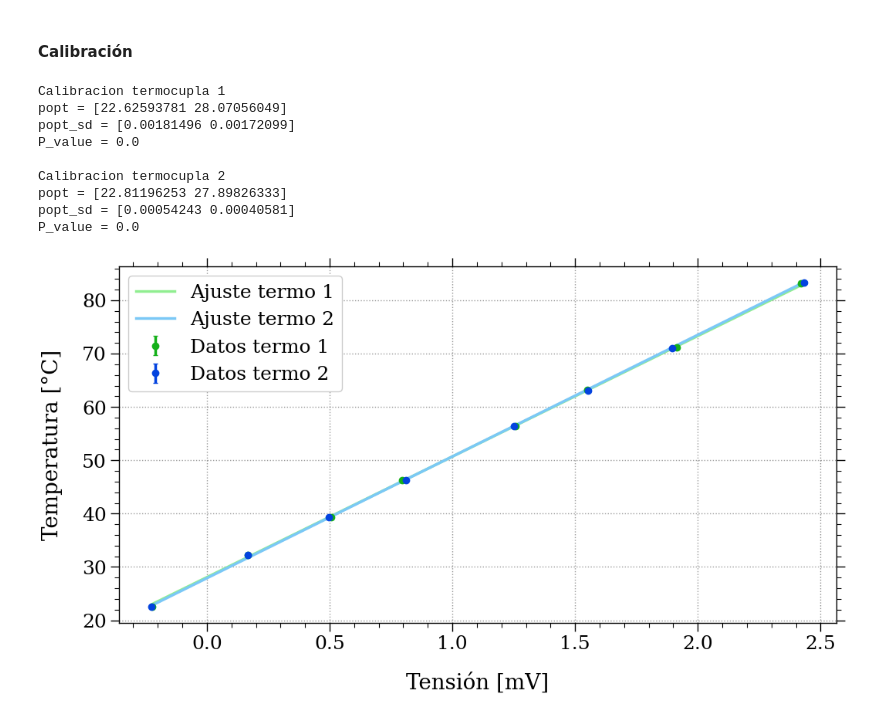
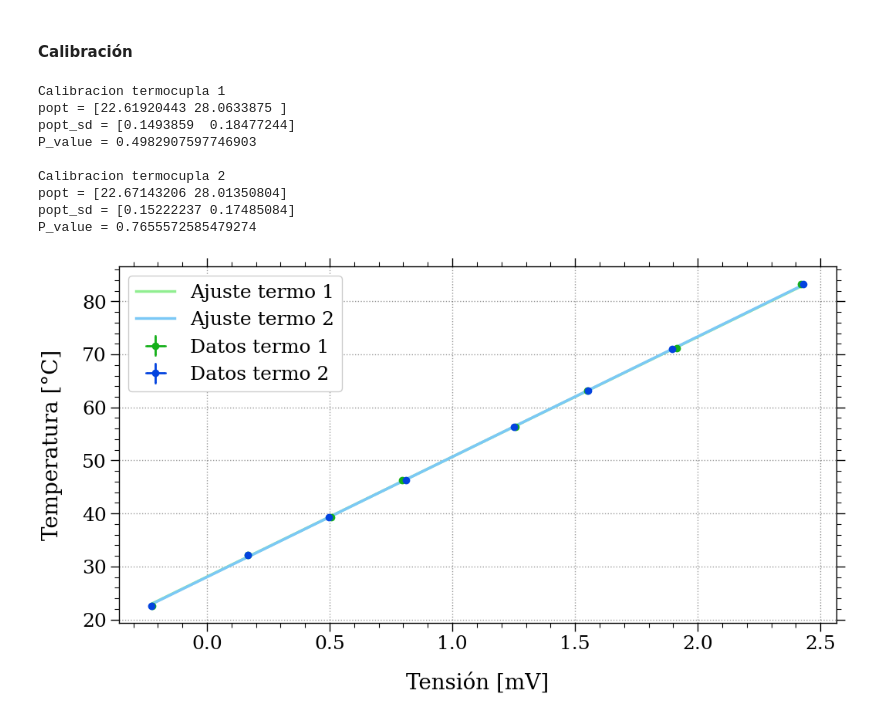
Before and after one commit to mpalomeque01/Peltier, a Jupyter notebook: cal_termocuplas.ipynb, the cells around one changed output. Cells and saved outputs as stored; diff of their text form; code cells hidden in the pictures.

```diff
--- a/cal_termocuplas.ipynb
+++ b/cal_termocuplas.ipynb
@@ -132,10 +132,12 @@ fig, ax = plt.subplots()
 ax.set_xlabel('Tensión [mV]')
 ax.set_ylabel('Temperatura [°C]')
 
-for n_termo in range(1, 3):
+colors = ['xkcd:green', 'xkcd:blue']
 
-    R = []
-    V = []
+for n_termo in range(1, 2+1):
+
+    R = []  # Resistencias [Ohm]
+    V = []  # Tensiones [mV]
     R_sd = []
     V_sd = []
 
@@ -146,62 +148,63 @@ for n_termo in range(1, 3):
             df = pd.read_csv(f'./Mediciones/Clase 3/Calibracion/cal_termocupla{n_termo}.csv')
 
         # Tension
-        V_temp = df['Tension [mV]'].values
-        V_bar = np.mean(V_temp)
-        V_est_err = np.sum((V_temp - V_bar)**2) / (len(V_temp) - 1)
-        # V_lec_err = labo.reading_1V*V_temp
-        # V_range_err = labo.range_1V*V_temp
+        mediciones_V = df['Tension [mV]'].values
+        sigma_mediciones_V = 0.00005*mediciones_V + 0.000035*100  # Segun manual [mV]
+
+        V_bar = np.sum(mediciones_V / sigma_mediciones_V**2) / np.sum(1 / sigma_mediciones_V**2)
+        sigma_V = 1 / np.sum(1 / sigma_mediciones_V**2)  # Error estadistico **2
 
         V.append(V_bar)
-        V_sd.append(np.sqrt(V_est_err**2))
+        V_sd.append(np.sqrt(sigma_V))
+
 
         # Resistencia
-        R_temp = df['Resistencia [Ohm]'].values
-        R_bar = np.mean(R_temp)
-        R_est_err = np.sum((R_temp - R_bar)**2) / (len(R_temp) - 1)
-        # R_lec_err = labo.reading_100Ohm*R_temp
-        # R_range_err = ((i < 5) * labo.range_100Ohm + (i >= 5) * labo.range_1kOhm) * R_temp
+
+        mediciones_R = df['Resistencia [Ohm]'].values
+
+        if i < 5:  # 100 Ohms range
+            sigma_mediciones_R = 0.0001*mediciones_R + 0.00004*100  # Segun manual [Ohm]
+        else:  # 1kOhm range
+            sigma_mediciones_R = 0.0001*mediciones_R + 0.00001*1000  # Segun manual [Ohm]
+
+        R_bar = np.sum(mediciones_R / sigma_mediciones_R**2) / np.sum(1 / sigma_mediciones_R**2)
+        sigma_R = 1 / np.sum(1 / sigma_mediciones_R**2)  # Error estadistico **2
 
         R.append(R_bar)
-        R_sd.append(np.sqrt(R_est_err**2))
+        R_sd.append(np.sqrt(sigma_R + (mediciones_R[0] - mediciones_R[-1])**2))
+
 
     V = np.array(V)
+    V_sd = np.array(V_sd)
+
     T = labo.R2C(np.array(R))
-    V_sd = np.array(V_sd)
-    T_sd = np.array(R_sd) * labo.cal_pt100
+    T_sd = np.sqrt(labo.cal_pt100*np.array(R_sd))
 
-
-    # Cuadrados minimos
 
     popt, pcov, P = labo.least_squares(calibracion, V, T, T_sd)
     print(f'Calibracion termocupla {n_termo}')
     print(f'popt = {popt}')
     print(f'popt_sd = {np.sqrt(np.diag(pcov))}')
     print(f'P_value = {P}\n')
 
 
-    # Figuras y plots
-
-    if n_termo == 1:
-        ax.errorbar(V, T, yerr=T_sd, color='xkcd:green', marker='o', ls='',
-                    label=f'Datos termo {n_termo}', capsize=2, capthick=1)
-    else:
-        ax.errorbar(V, T, yerr=T_sd, color='xkcd:blue', marker='o', ls='',
-                    label=f'Datos termo {n_termo}', capsize=2, capthick=1)
+    ax.errorbar(V, T, xerr=V_sd, yerr=T_sd, color=colors[n_termo-1], marker='o', ls='', lw=2,
+                label=f'Datos termo {n_termo}', capsize=1, capthick=2)
 
     ax.plot(V, calibracion(V, *popt), label=f'Ajuste termo {n_termo}')
 
 
+
 ax.legend()
 plt.show()
 # %% [output]
 Calibracion termocupla 1
-popt = [22.62593781 28.07056049]
-popt_sd = [0.00181496 0.00172099]
-P_value = 0.0
+popt = [22.61920443 28.0633875 ]
+popt_sd = [0.1493859  0.18477244]
+P_value = 0.4982907597746903
 
 Calibracion termocupla 2
-popt = [22.81196253 27.89826333]
-popt_sd = [0.00054243 0.00040581]
-P_value = 0.0
+popt = [22.67143206 28.01350804]
+popt_sd = [0.15222237 0.17485084]
+P_value = 0.7655572585479274
-[figure, old version]
+[figure, new version]
```
Also changed, not shown: 1 other file.
